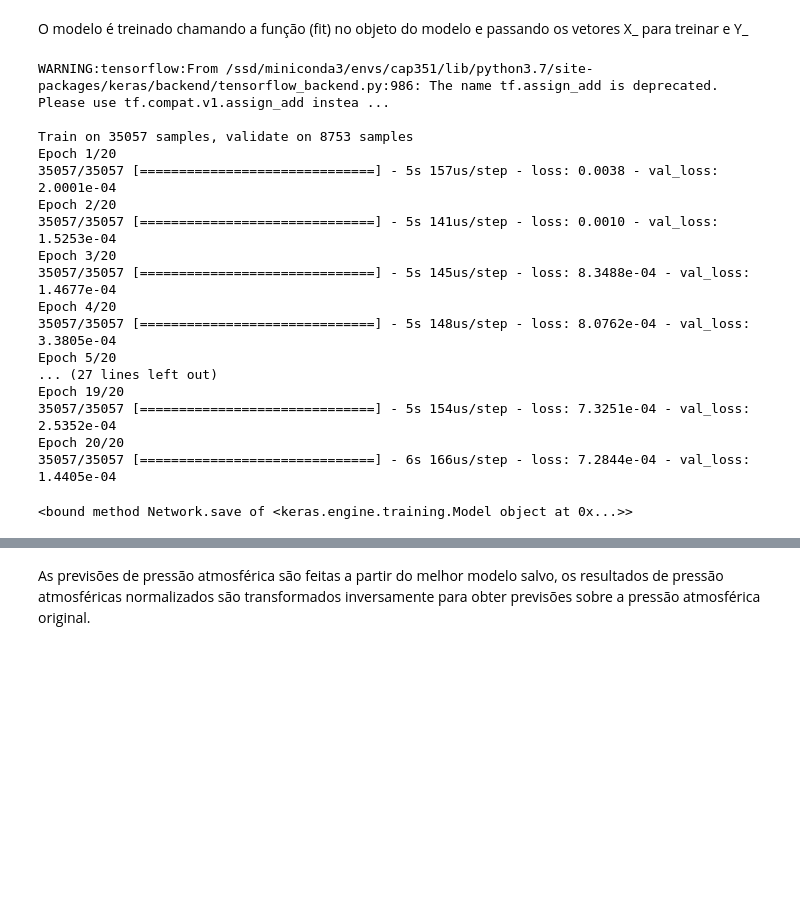
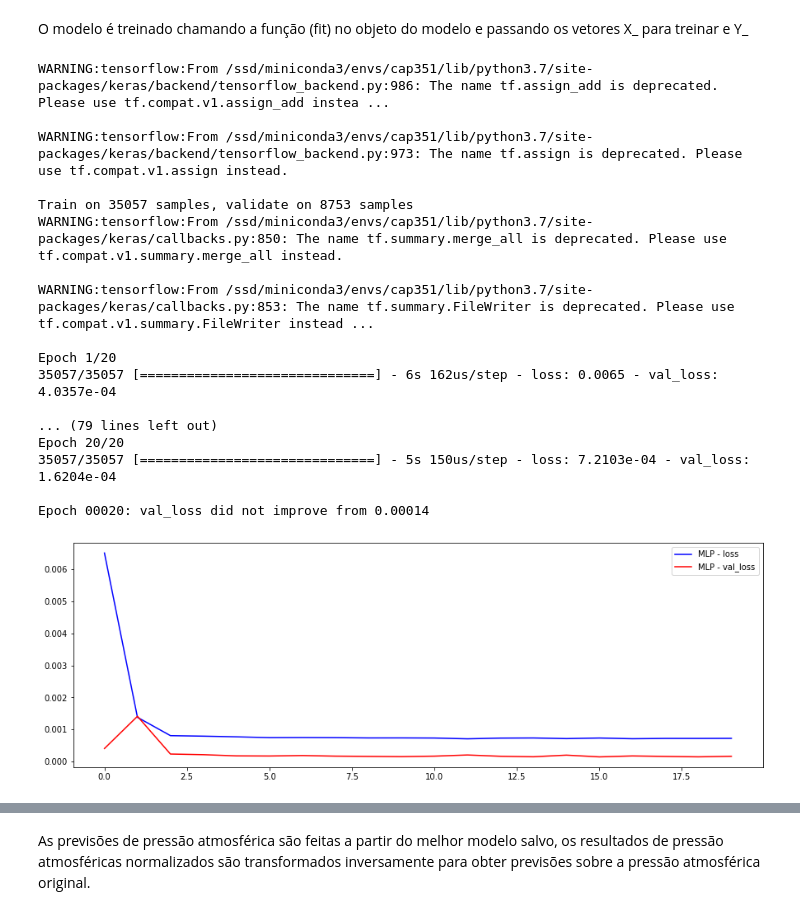
Before and after one commit to helvecioneto/CAP-351, a Jupyter notebook: 01-MLP.ipynb, the cells around one changed output, grey strips where cells are left out. Saved outputs shown, nothing was run; the diff lists cells and outputs as text; code cells hidden in the pictures; blank space fills up the shorter version.

```diff
--- a/01-MLP.ipynb
+++ b/01-MLP.ipynb
@@ -219,27 +255,45 @@ save_best = ModelCheckpoint(save_weights_at, monitor='val_loss',verbose=0,
+# %%
+callback_early_stopping = EarlyStopping(monitor='val_loss',
+                                        patience=5, verbose=1)
+# %%
+callback_reduce_lr = ReduceLROnPlateau(monitor='val_loss',
+                                       factor=0.1,
+                                       min_lr=1e-4,
+                                       patience=0,
+                                       verbose=1)
+# %%
+callbacks = [callback_early_stopping,
+             callback_checkpoint,
+             callback_tensorboard,
+             callback_reduce_lr]
 # %%
 # Função FIT
-teste1 = ts_model.fit(x=X_train, y=y_train, batch_size=16, epochs=20,
-             verbose=1, callbacks=[save_best], validation_data=(X_val, y_val),
+MLP01 = ts_model.fit(x=X_train, y=y_train, batch_size=16, epochs=20,
+             verbose=1, callbacks=callbacks, validation_data=(X_val, y_val),
              shuffle=True)
 # %% [output]
 WARNING:tensorflow:From /ssd/miniconda3/envs/cap351/lib/python3.7/site-packages/keras/backend/tensorflow_backend.py:986: The name tf.assign_add is deprecated. Please use tf.compat.v1.assign_add instea ...
 
+WARNING:tensorflow:From /ssd/miniconda3/envs/cap351/lib/python3.7/site-packages/keras/backend/tensorflow_backend.py:973: The name tf.assign is deprecated. Please use tf.compat.v1.assign instead.
+
 Train on 35057 samples, validate on 8753 samples
+WARNING:tensorflow:From /ssd/miniconda3/envs/cap351/lib/python3.7/site-packages/keras/callbacks.py:850: The name tf.summary.merge_all is deprecated. Please use tf.compat.v1.summary.merge_all instead.
+
+WARNING:tensorflow:From /ssd/miniconda3/envs/cap351/lib/python3.7/site-packages/keras/callbacks.py:853: The name tf.summary.FileWriter is deprecated. Please use tf.compat.v1.summary.FileWriter instead ...
+
 Epoch 1/20
-35057/35057 [==============================] - 5s 157us/step - loss: 0.0038 - val_loss: 2.0001e-04
-Epoch 2/20
-35057/35057 [==============================] - 5s 141us/step - loss: 0.0010 - val_loss: 1.5253e-04
-Epoch 3/20
-35057/35057 [==============================] - 5s 145us/step - loss: 8.3488e-04 - val_loss: 1.4677e-04
-Epoch 4/20
-35057/35057 [==============================] - 5s 148us/step - loss: 8.0762e-04 - val_loss: 3.3805e-04
-Epoch 5/20
-... (27 lines left out)
-Epoch 19/20
-35057/35057 [==============================] - 5s 154us/step - loss: 7.3251e-04 - val_loss: 2.5352e-04
+35057/35057 [==============================] - 6s 162us/step - loss: 0.0065 - val_loss: 4.0357e-04
+
+... (79 lines left out)
 Epoch 20/20
-35057/35057 [==============================] - 6s 166us/step - loss: 7.2844e-04 - val_loss: 1.4405e-04
+35057/35057 [==============================] - 5s 150us/step - loss: 7.2103e-04 - val_loss: 1.6204e-04
+
+Epoch 00020: val_loss did not improve from 0.00014
-# %%
-ts_model.save
-# %% [output]
-<bound method Network.save of <keras.engine.training.Model object at 0x...>>
+# %%
+plt.figure(figsize=(15,5))
+plt.plot(MLP01.history['loss'], label='MLP - loss',color='blue')
+plt.plot(MLP01.history['val_loss'], label='MLP - val_loss',color='red')
+plt.legend()
+plt.show()
+# %% [output]
+[figure, added]
```
Also changed, not shown: parts of 36 cells of this notebook.
